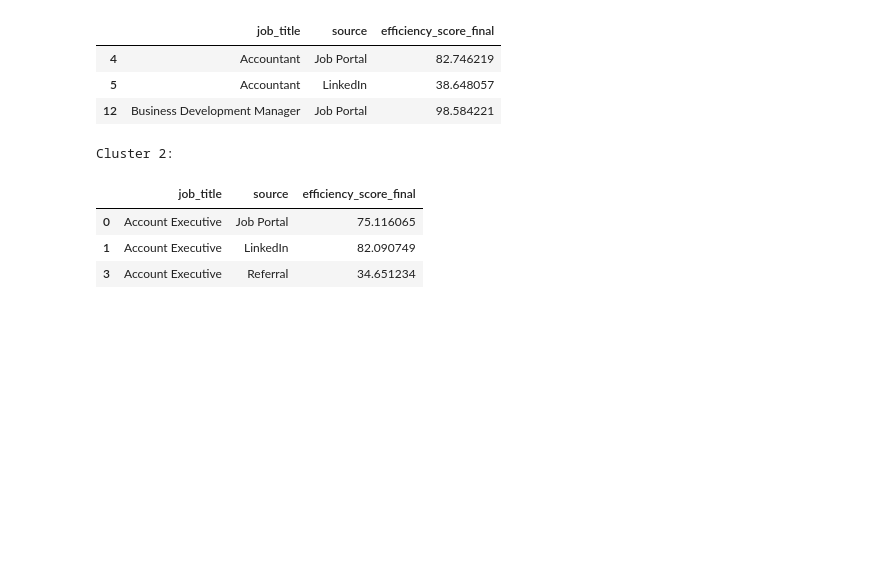
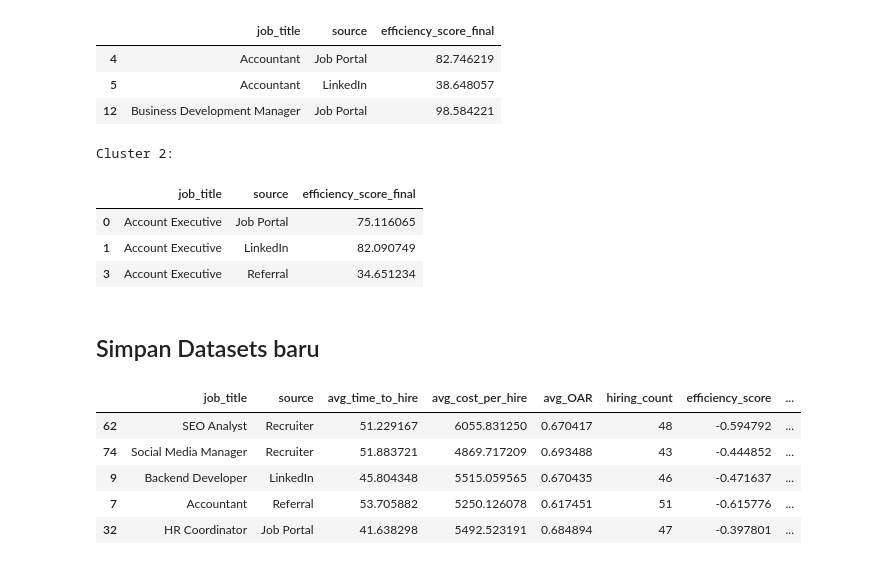
Before and after one commit to valencya07/Final-Project, a Jupyter notebook: Final_Project_Modelling_Stage_2.ipynb, the cells around one changed output. Saved outputs shown, nothing was run; the diff lists cells and outputs as text; code cells hidden in the pictures; blank space fills up the shorter version.

```diff
--- a/Final_Project_Modelling_Stage_2.ipynb
+++ b/Final_Project_Modelling_Stage_2.ipynb
@@ -270,6 +291,8 @@ print(df_compare.sort_values(by=['Silhouette Score','Davies Bouldin Score','Cali
 ### Visualisasi Cluster (PCA)
 # %%
 # Reduksi Dimensi dengan PCA menjadi 3 komponen
+df_model['cluster'] = km_labels
+
 pca_3d = PCA(n_components=3)
 pca_result_3d = pca_3d.fit_transform(X_clustering)
 
@@ -277,6 +300,7 @@ pca_result_3d = pca_3d.fit_transform(X_clustering)
 df_model['pca_1'] = pca_result_3d[:, 0]
 df_model['pca_2'] = pca_result_3d[:, 1]
 df_model['pca_3'] = pca_result_3d[:, 2]
+
 
 # Setup Plot 3D
 fig = plt.figure(figsize=(12, 9))
@@ -286,7 +310,7 @@ ax = fig.add_subplot(111, projection='3d')
 # Kita gunakan scatter per cluster agar legend muncul dengan benar
 colors = ['#440154', '#21918c', '#fde725'] # Warna viridis manual atau gunakan cmap
 for i in range(3):
-    cluster_data = df_model[df_model['cluster'] == i]
+    cluster_data = df_model[df_model['cluster'] == i] # Changed 'cluster' to 'cluster_k3'
     ax.scatter(
         cluster_data['pca_1'],
         cluster_data['pca_2'],
@@ -390,3 +414,14 @@ Cluster 2:
 | 0 | Account Executive | Job Portal | 75.116065 |
 | 1 | Account Executive | LinkedIn | 82.090749 |
 | 3 | Account Executive | Referral | 34.651234 |
+# %% [markdown]
+## Simpan Datasets baru
+# %%
+df_model.sample(5)
+# %% [output]
+|  | job_title | source | avg_time_to_hire | avg_cost_per_hire | avg_OAR | hiring_count | efficiency_score | ... |
+| 62 | SEO Analyst | Recruiter | 51.229167 | 6055.831250 | 0.670417 | 48 | -0.594792 | ... |
+| 74 | Social Media Manager | Recruiter | 51.883721 | 4869.717209 | 0.693488 | 43 | -0.444852 | ... |
+| 9 | Backend Developer | LinkedIn | 45.804348 | 5515.059565 | 0.670435 | 46 | -0.471637 | ... |
+| 7 | Accountant | Referral | 53.705882 | 5250.126078 | 0.617451 | 51 | -0.615776 | ... |
+| 32 | HR Coordinator | Job Portal | 41.638298 | 5492.523191 | 0.684894 | 47 | -0.397801 | ... |
```
Also changed, not shown: parts of 5 cells of this notebook.
